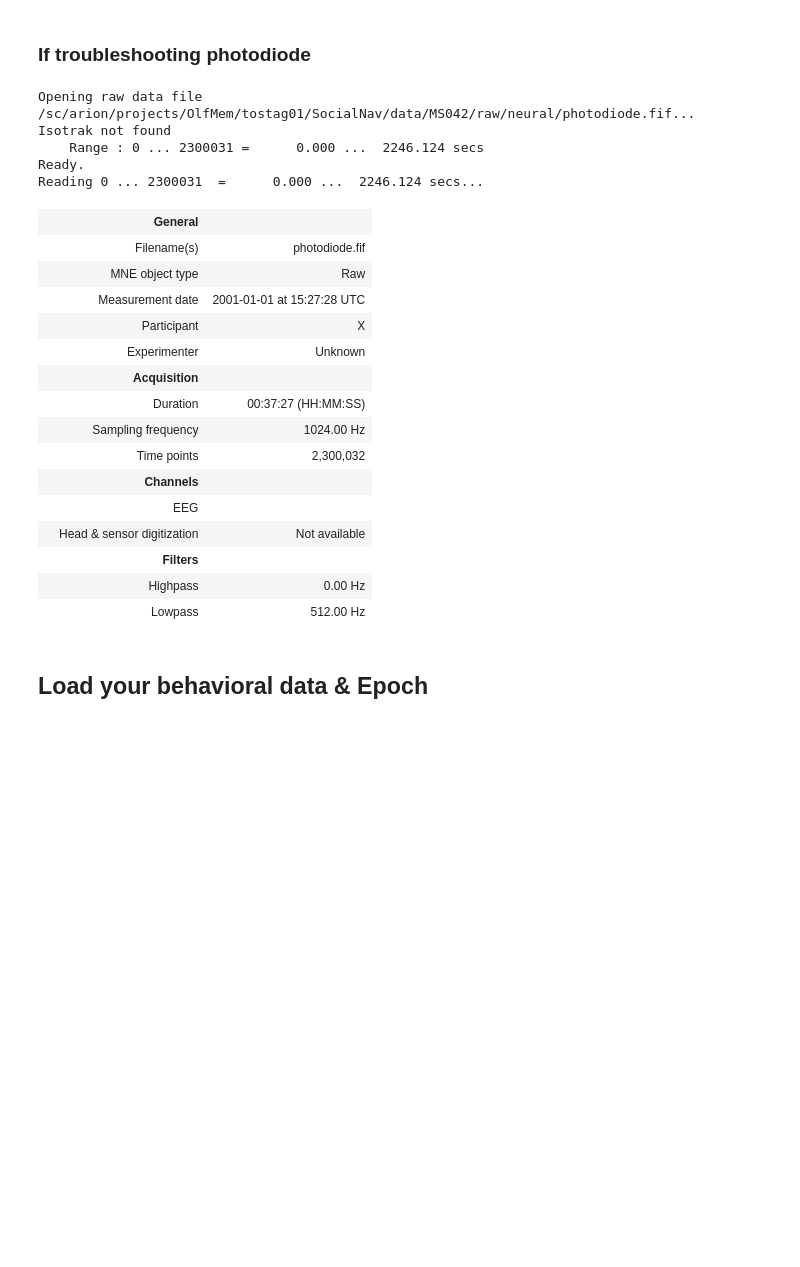
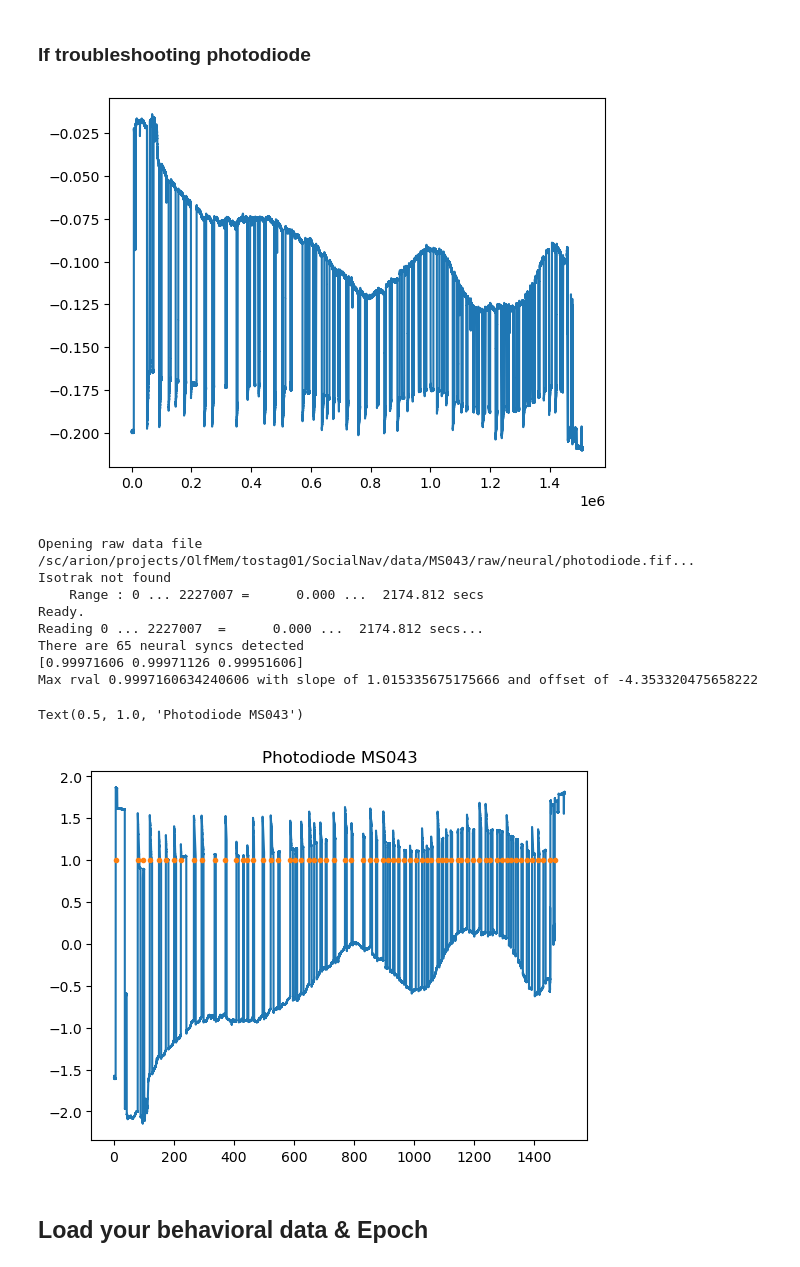
Before and after one commit to gelanat/LFPAnalysis, a Jupyter notebook: SNT_scripts/SNT_preprocess.ipynb, the cells around one changed output. Drawn from its saved outputs; the diff is of its cells as text; code cells hidden in the pictures; blank space fills up the shorter version.

```diff
--- a/SNT_scripts/SNT_preprocess.ipynb
+++ b/SNT_scripts/SNT_preprocess.ipynb
@@ -351,24 +289,28 @@ Max rval with slope of 0.999985066677363 and offset of -12.597767134989567
  - offsets: a dictionary containing the offsets for each subject
 # %% [markdown]
 ### If troubleshooting photodiode
+# %%
+photodiode_data._data *= -1
+plt.plot(photodiode_data._data[0,0:1540000])
+plt.show()
+# %% [output]
+[figure, added]
 # %%
-subj_id = 'MS042'
+subj_id = 'MS043'
 load_path = f'{base_dir}/data/{subj_id}/raw/neural/'
 photodiode_data = mne.io.read_raw_fif(f'{load_path}photodiode.fif', preload=True)
-photodiode_data
+photodiode_data._data = photodiode_data._data[:,0:1540000]
 
-# #to invert
+
+# # #to invert
 # photodiode_data._data *= -1
 
-plt.plot(photodiode_data._data[0,:1800000])
-plt.show()
 
-smoothSize=15
-windSize=15
-height=0.3
-#photodiode_data = mne.io.read_raw_fif(f'{load_path}photodiode.fif', preload=True)
+smoothSize=40
+windSize=50
+height=0.6
 
-sig = np.squeeze(sync_utils.moving_average(photodiode_data._data[0,:], n=smoothSize))
+sig = np.squeeze(sync_utils.moving_average(photodiode_data._data, n=smoothSize))
 timestamp = np.squeeze(np.arange(len(sig))/photodiode_data.info['sfreq'])
 sig = scipy.stats.zscore(sig)
 trig_ix = np.where((sig[:-1]<=height)*(sig[1:]>height))[0] # rising edge of trigger
@@ -394,34 +336,23 @@ slope=slopes[np.argmax(rvals)]
 offset=offsets[np.argmax(rvals)]
 print(f'Max rval {np.max(rvals)} with slope of {slope} and offset of {offset}')
 
-sig_indices = [index for index,value in enumerate(timestamp) if value > 0 and value < 500]
-neu_indices = [index for index,value in enumerate(neural_ts) if value > 0 and value < 500]
+sig_indices = [index for index,value in enumerate(timestamp) if value > 0 and value < 2000]
+neu_indices = [index for index,value in enumerate(neural_ts) if value > 0 and value < 2000]
 plt.figure()
 plt.plot(timestamp[sig_indices], sig[sig_indices])
 plt.plot(neural_ts[neu_indices], np.ones_like(neural_ts[neu_indices]), 'o', markersize=3)
 plt.title("Photodiode " + subj_id)
 # %% [output]
-Opening raw data file /sc/arion/projects/OlfMem/tostag01/SocialNav/data/MS042/raw/neural/photodiode.fif...
+Opening raw data file /sc/arion/projects/OlfMem/tostag01/SocialNav/data/MS043/raw/neural/photodiode.fif...
 Isotrak not found
-    Range : 0 ... 2300031 =      0.000 ...  2246.124 secs
+    Range : 0 ... 2227007 =      0.000 ...  2174.812 secs
 Ready.
-Reading 0 ... 2300031  =      0.000 ...  2246.124 secs...
+Reading 0 ... 2227007  =      0.000 ...  2174.812 secs...
+There are 65 neural syncs detected
+[0.99971606 0.99971126 0.99951606]
+Max rval 0.9997160634240606 with slope of 1.015335675175666 and offset of -4.353320475658222
-|  | General |  |
-|  | Filename(s) | photodiode.fif |
-|  | MNE object type | Raw |
-|  | Measurement date | 2001-01-01 at 15:27:28 UTC |
-|  | Participant | X |
-|  | Experimenter | Unknown |
-|  | Acquisition |  |
-|  | Duration | 00:37:27 (HH:MM:SS) |
-|  | Sampling frequency | 1024.00 Hz |
-|  | Time points | 2,300,032 |
-|  | Channels |  |
-|  | EEG |  |
-|  | Head & sensor digitization | Not available |
-|  | Filters |  |
-|  | Highpass | 0.00 Hz |
-|  | Lowpass | 512.00 Hz |
+Text(0.5, 1.0, 'Photodiode MS043')
+[figure, added]
 # %% [markdown]
 ## Load your behavioral data & Epoch
 # %% [markdown]
```
Also changed, not shown: parts of 12 cells of this notebook.
